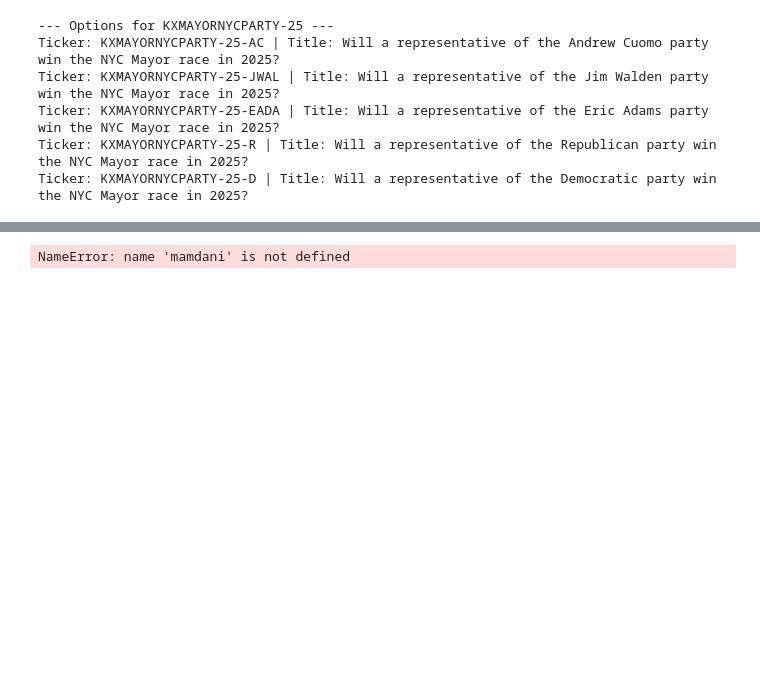
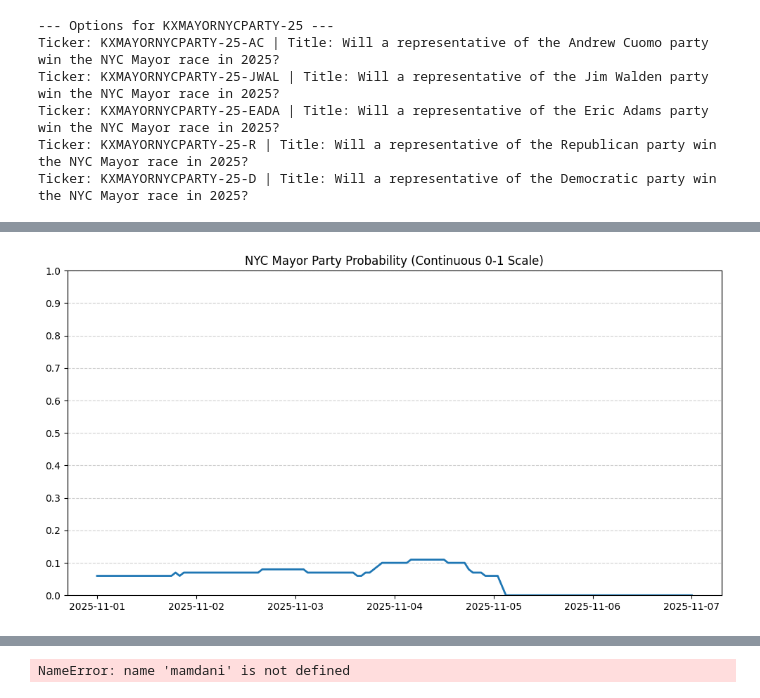
Before and after one commit to rohannunu/RedditKalshiPredictions, a Jupyter notebook: kalshi.ipynb, the cells around one changed output, grey strips where cells are left out. Saved outputs shown, nothing was run; the diff lists cells and outputs as text; code cells hidden in the pictures; blank space fills up the shorter version.

```diff
--- a/kalshi.ipynb
+++ b/kalshi.ipynb
@@ -246,0 +247,35 @@ plt.show()
+# %%
+# zoom inimport matplotlib.pyplot as plt
+import numpy as np
+
+
+
+# 1. Ensure data is numeric and sorted (CRITICAL)
+df_full['date'] = pd.to_datetime(df_full['date'])
+df_full = df_full.sort_values('date')
+df_full['yes_bid.close_dollars'] = pd.to_numeric(df_full['yes_bid.close_dollars'])
+
+# start_date in "YYYY-MM-DD" format
+start_date = "2025-11-01"
+end_date = "2025-11-07"
+mask = (df_full['date'] >= start_date) & (df_full['date'] <= end_date)
+df_temp = df_full.loc[mask]
+
+plt.figure(figsize=(12, 6))
+
+# 2. Plot the line
+plt.plot(df_temp['date'], df_temp['yes_bid.close_dollars'], linewidth=2)
+
+# 3. SET THE BOUNDS (This makes the axis continuous 0-1)
+plt.ylim(0, 1.0)
+
+# 4. SET THE TICKS (This places the numbers)
+plt.yticks(np.arange(0, 1.1, 0.1))
+
+# 5. Add Grid for better visibility
+plt.grid(True, axis='y', linestyle='--', alpha=0.6)
+
+plt.title("NYC Mayor Party Probability (Continuous 0-1 Scale)")
+plt.show()
+# %% [output]
+[figure, added]
```
Also changed, not shown: parts of 9 cells of this notebook, 13 other files.
